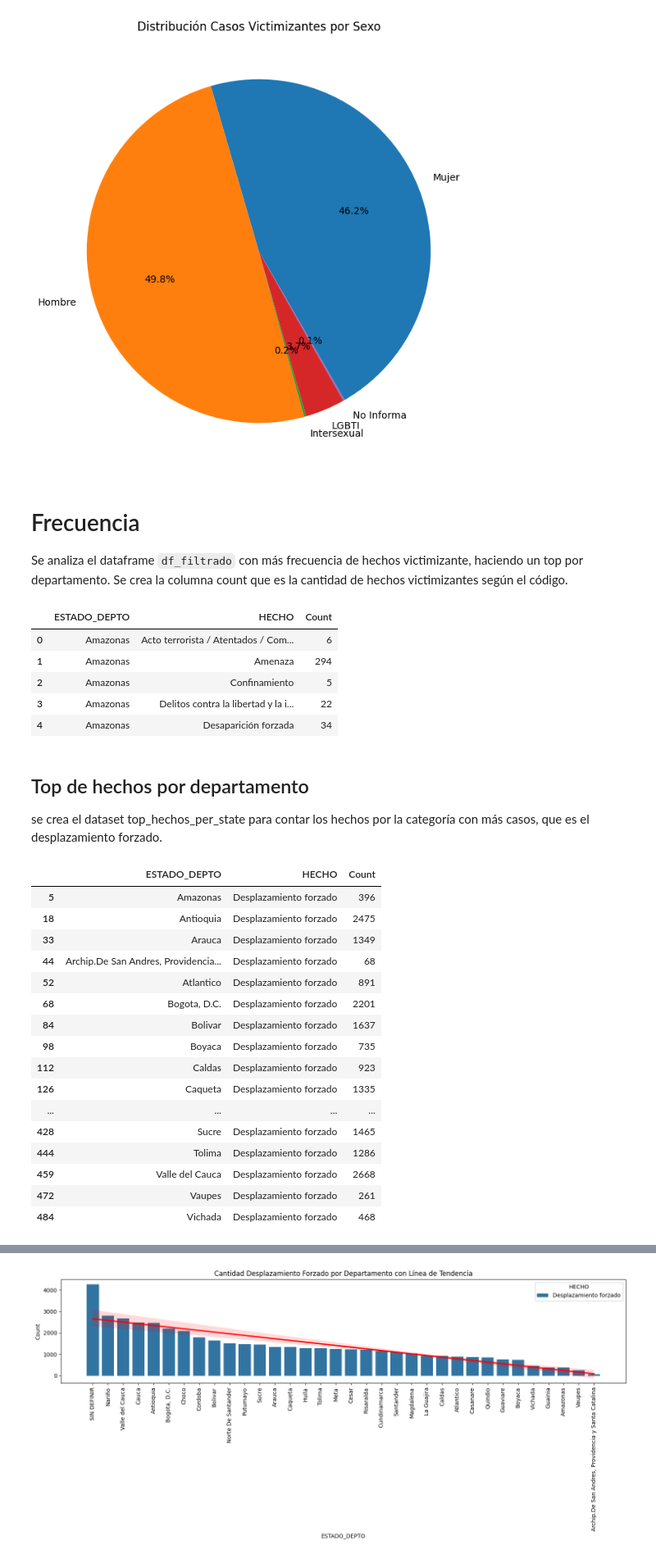
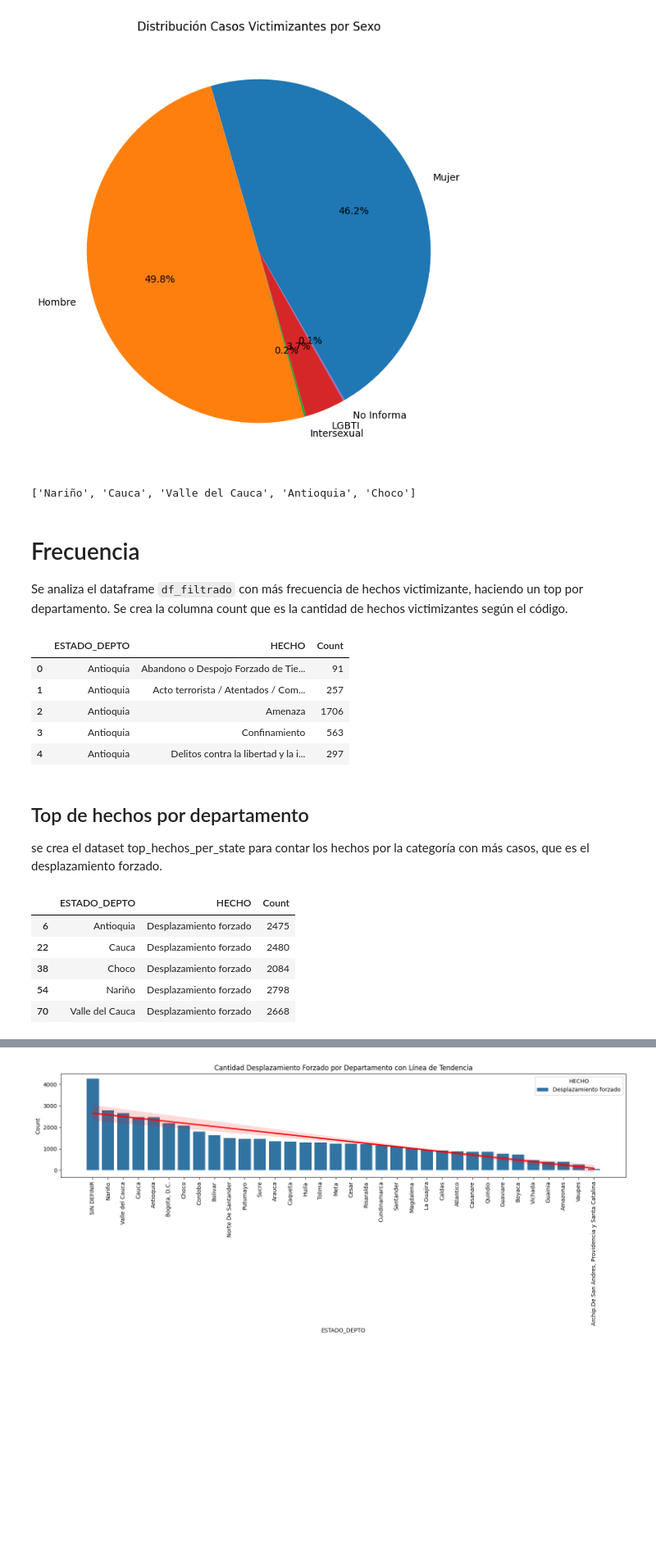
Before and after one commit to oviedokaren19/bc_G3_analisis_victimas, a Jupyter notebook: rama_nueva/sprint2.ipynb, the cells around one changed output, grey strips where cells are left out. Shown: that part at 82% size. Cells and saved outputs as stored; diff of their text form; code cells hidden in the pictures; blank space fills up the shorter version.

```diff
--- a/rama_nueva/sprint2.ipynb
+++ b/rama_nueva/sprint2.ipynb
@@ -122,46 +123,43 @@ plt.ylabel('')
 plt.show()
 # %% [output]
 [figure]
+# %%
+# prompt: display(top_estados.head(6)[1:]) se aplique a top_estados_list = top_estados['ESTADO_DEPTO'].tolist() y que publique sólo 5 estados
+
+top_estados_list = top_estados['ESTADO_DEPTO'].tolist()
+display(top_estados_list[1:6])
+# %% [output]
+['Nariño', 'Cauca', 'Valle del Cauca', 'Antioquia', 'Choco']
 # %% [markdown]
 # Frecuencia
 Se analiza el dataframe `df_filtrado` con más frecuencia de hechos victimizante, haciendo un top por departamento. Se crea la columna count que es la cantidad de hechos victimizantes según el código.
 # %%
-top_estados_list = top_estados['ESTADO_DEPTO'].tolist()
-df_top_states = df_filtrado[df_filtrado['ESTADO_DEPTO'].isin(top_estados_list)]
+#top_estados_list = top_estados['ESTADO_DEPTO'].tolist()
+top_estados_list_2 = top_estados_list[1:6]
+df_top_states_2 = df_filtrado[df_filtrado['ESTADO_DEPTO'].isin(top_estados_list_2)]
 #display(df_top_states.head())
-hecho_counts = df_top_states.groupby(['ESTADO_DEPTO', 'HECHO']).size().to_frame(name='Count').reset_index()
-display(hecho_counts.head())
+hecho_counts_2 = df_top_states_2.groupby(['ESTADO_DEPTO', 'HECHO']).size().to_frame(name='Count').reset_index()
+display(hecho_counts_2.head())
 # %% [output]
 |  | ESTADO_DEPTO | HECHO | Count |
-| 0 | Amazonas | Acto terrorista / Atentados / Com... | 6 |
-| 1 | Amazonas | Amenaza | 294 |
-| 2 | Amazonas | Confinamiento | 5 |
-| 3 | Amazonas | Delitos contra la libertad y la i... | 22 |
-| 4 | Amazonas | Desaparición forzada | 34 |
+| 0 | Antioquia | Abandono o Despojo Forzado de Tie... | 91 |
+| 1 | Antioquia | Acto terrorista / Atentados / Com... | 257 |
+| 2 | Antioquia | Amenaza | 1706 |
+| 3 | Antioquia | Confinamiento | 563 |
+| 4 | Antioquia | Delitos contra la libertad y la i... | 297 |
 # %% [markdown]
 ## Top de hechos por departamento
 
 se crea el dataset top_hechos_per_state para contar los hechos por la categoría con más casos, que es el desplazamiento forzado.
 # %%
-top_hechos_per_state = hecho_counts.loc[hecho_counts.groupby('ESTADO_DEPTO')['Count'].idxmax()]
-display(top_hechos_per_state)
+top_hechos_per_state_2 = hecho_counts_2.loc[hecho_counts_2.groupby('ESTADO_DEPTO')['Count'].idxmax()]
+display(top_hechos_per_state_2)
 # %% [output]
 |  | ESTADO_DEPTO | HECHO | Count |
-| 5 | Amazonas | Desplazamiento forzado | 396 |
-| 18 | Antioquia | Desplazamiento forzado | 2475 |
-| 33 | Arauca | Desplazamiento forzado | 1349 |
-| 44 | Archip.De San Andres, Providencia... | Desplazamiento forzado | 68 |
-| 52 | Atlantico | Desplazamiento forzado | 891 |
-| 68 | Bogota, D.C. | Desplazamiento forzado | 2201 |
-| 84 | Bolivar | Desplazamiento forzado | 1637 |
-| 98 | Boyaca | Desplazamiento forzado | 735 |
-| 112 | Caldas | Desplazamiento forzado | 923 |
-| 126 | Caqueta | Desplazamiento forzado | 1335 |
-| ... | ... | ... | ... |
-| 428 | Sucre | Desplazamiento forzado | 1465 |
-| 444 | Tolima | Desplazamiento forzado | 1286 |
-| 459 | Valle del Cauca | Desplazamiento forzado | 2668 |
-| 472 | Vaupes | Desplazamiento forzado | 261 |
-| 484 | Vichada | Desplazamiento forzado | 468 |
+| 6 | Antioquia | Desplazamiento forzado | 2475 |
+| 22 | Cauca | Desplazamiento forzado | 2480 |
+| 38 | Choco | Desplazamiento forzado | 2084 |
+| 54 | Nariño | Desplazamiento forzado | 2798 |
+| 70 | Valle del Cauca | Desplazamiento forzado | 2668 |
 # %%
 plt.figure(figsize=(15, 7))
```
Also changed, not shown: parts of 6 cells of this notebook.
